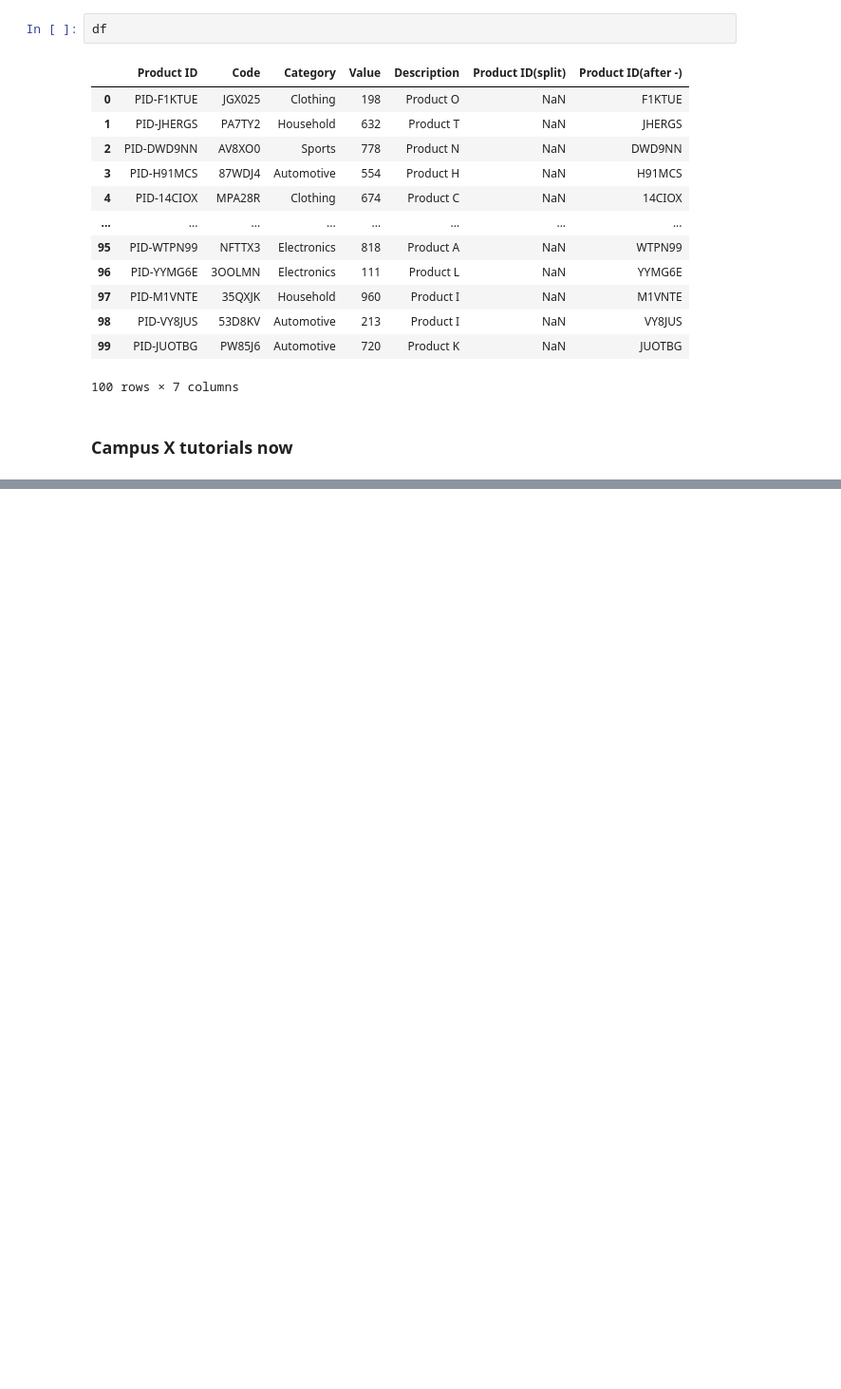
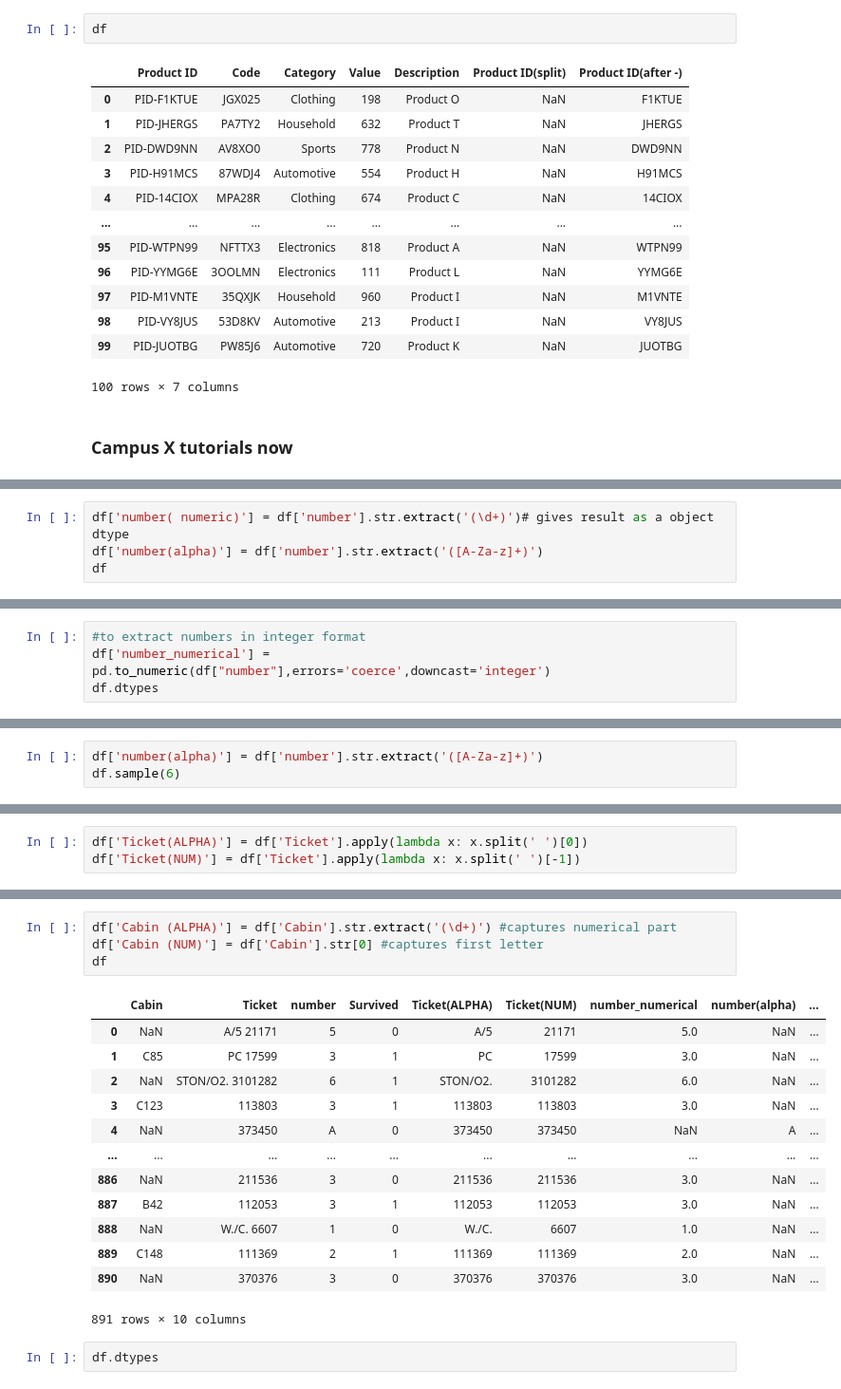
Before and after one commit to shivam188132/MY_machine_learning, a Jupyter notebook: Handling mixed variables(feature engineering).ipynb, the cells around one changed output, grey strips where cells are left out. Shown: that part at 95% size. Saved outputs shown, nothing was run; the diff lists cells and outputs as text; blank space fills up the shorter version.

```diff
--- a/Handling mixed variables(feature engineering).ipynb
+++ b/Handling mixed variables(feature engineering).ipynb
@@ -177,0 +219,4 @@ df
+# %%
+df['number( numeric)'] = df['number'].str.extract('(\d+)')# gives result as a object dtype
+df['number(alpha)'] = df['number'].str.extract('([A-Za-z]+)')
+df
@@ -177,0 +247,4 @@ df
+# %%
+#to extract numbers in integer format
+df['number_numerical'] = pd.to_numeric(df["number"],errors='coerce',downcast='integer')
+df.dtypes
@@ -177,0 +280,3 @@ df
+# %%
+df['number(alpha)'] = df['number'].str.extract('([A-Za-z]+)')
+df.sample(6)
@@ -177,0 +302,3 @@ df
+# %%
+df['Ticket(ALPHA)'] = df['Ticket'].apply(lambda x: x.split(' ')[0])
+df['Ticket(NUM)'] = df['Ticket'].apply(lambda x: x.split(' ')[-1])
@@ -177,0 +374,20 @@ df
+# %%
+df['Cabin (ALPHA)'] = df['Cabin'].str.extract('(\d+)') #captures numerical part
+df['Cabin (NUM)'] = df['Cabin'].str[0] #captures first letter
+df
+# %% [output]
+|  | Cabin | Ticket | number | Survived | Ticket(ALPHA) | Ticket(NUM) | number_numerical | number(alpha) | ... |
+| 0 | NaN | A/5 21171 | 5 | 0 | A/5 | 21171 | 5.0 | NaN | ... |
+| 1 | C85 | PC 17599 | 3 | 1 | PC | 17599 | 3.0 | NaN | ... |
+| 2 | NaN | STON/O2. 3101282 | 6 | 1 | STON/O2. | 3101282 | 6.0 | NaN | ... |
+| 3 | C123 | 113803 | 3 | 1 | 113803 | 113803 | 3.0 | NaN | ... |
+| 4 | NaN | 373450 | A | 0 | 373450 | 373450 | NaN | A | ... |
+| ... | ... | ... | ... | ... | ... | ... | ... | ... | ... |
+| 886 | NaN | 211536 | 3 | 0 | 211536 | 211536 | 3.0 | NaN | ... |
+| 887 | B42 | 112053 | 3 | 1 | 112053 | 112053 | 3.0 | NaN | ... |
+| 888 | NaN | W./C. 6607 | 1 | 0 | W./C. | 6607 | 1.0 | NaN | ... |
+| 889 | C148 | 111369 | 2 | 1 | 111369 | 111369 | 2.0 | NaN | ... |
+| 890 | NaN | 370376 | 3 | 0 | 370376 | 370376 | 3.0 | NaN | ... |
+891 rows × 10 columns
+# %%
+df.dtypes
```
Also changed, not shown: parts of 22 cells of this notebook, 2 other files.
